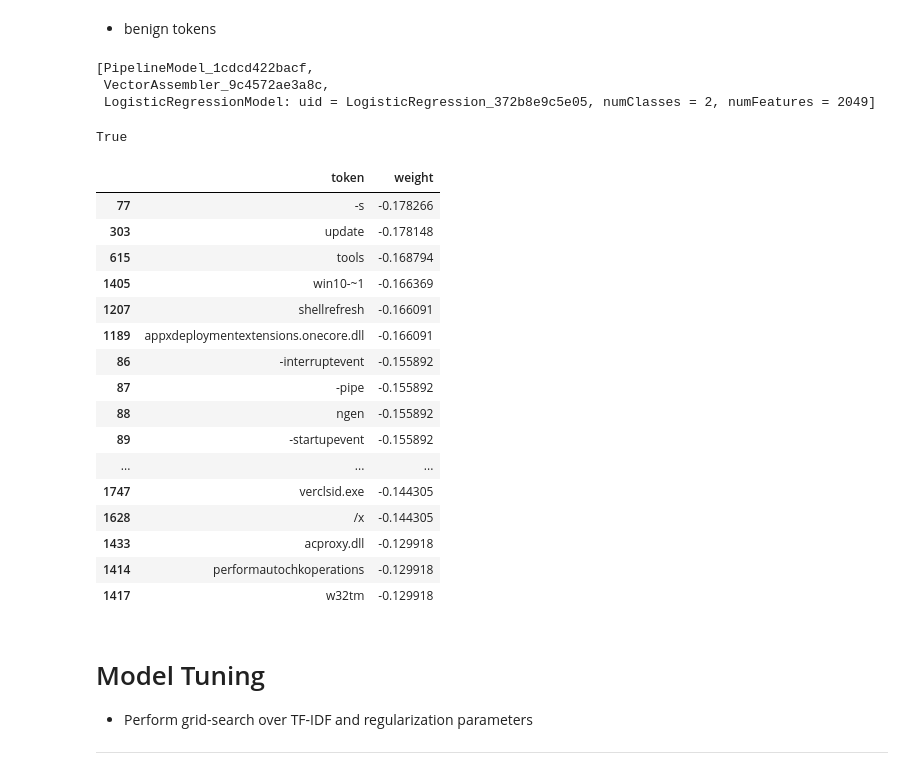
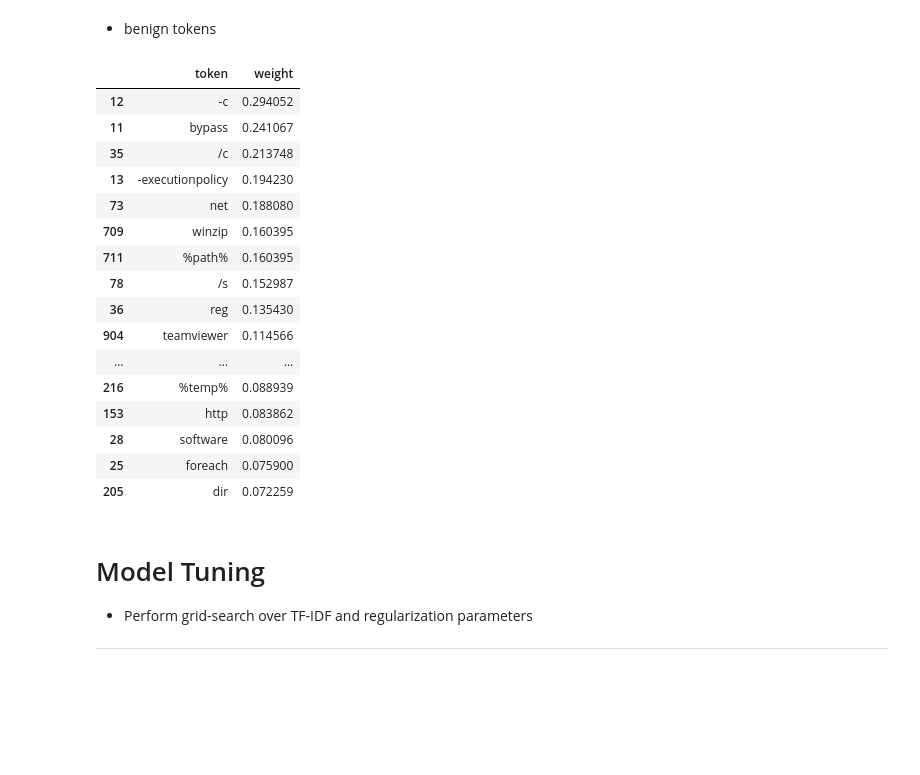
Before and after one commit to asoa/Windows-Process-Classifier, a Jupyter notebook: models/logistic_regression.ipynb, the cells around one changed output. Drawn from its saved outputs; the diff is of its cells as text; code cells hidden in the pictures; blank space fills up the shorter version.

Commit message:
model update

```diff
--- a/models/logistic_regression.ipynb
+++ b/models/logistic_regression.ipynb
@@ -372,36 +359,26 @@ en_lr_word_coefs.sort_values('weight', ascending=False)[0:20]
 | 205 | dir | 0.072259 |
 # %% [markdown]
 + benign tokens
-# %%
-en_lr_pipeline.stages
-# %% [output]
-[PipelineModel_1cdcd422bacf,
- VectorAssembler_9c4572ae3a8c,
- LogisticRegressionModel: uid = LogisticRegression_372b8e9c5e05, numClasses = 2, numFeatures = 2049]
-# %%
-'-nop' in en_lr_pipeline.stages[0].stages[0].stages[0].vocabulary
-# %% [output]
-True
 # %%
-en_lr_word_coefs.sort_values('weight', ascending=True)[50:70]
+en_lr_word_coefs.sort_values('weight', ascending=False).head(20)
 # %% [output]
 |  | token | weight |
-| 77 | -s | -0.178266 |
-| 303 | update | -0.178148 |
-| 615 | tools | -0.168794 |
-| 1405 | win10-~1 | -0.166369 |
-| 1207 | shellrefresh | -0.166091 |
-| 1189 | appxdeploymentextensions.onecore.dll | -0.166091 |
-| 86 | -interruptevent | -0.155892 |
-| 87 | -pipe | -0.155892 |
-| 88 | ngen | -0.155892 |
-| 89 | -startupevent | -0.155892 |
+| 12 | -c | 0.294052 |
+| 11 | bypass | 0.241067 |
+| 35 | /c | 0.213748 |
+| 13 | -executionpolicy | 0.194230 |
+| 73 | net | 0.188080 |
+| 709 | winzip | 0.160395 |
+| 711 | %path% | 0.160395 |
+| 78 | /s | 0.152987 |
+| 36 | reg | 0.135430 |
+| 904 | teamviewer | 0.114566 |
 | ... | ... | ... |
-| 1747 | verclsid.exe | -0.144305 |
-| 1628 | /x | -0.144305 |
-| 1433 | acproxy.dll | -0.129918 |
-| 1414 | performautochkoperations | -0.129918 |
-| 1417 | w32tm | -0.129918 |
+| 216 | %temp% | 0.088939 |
+| 153 | http | 0.083862 |
+| 28 | software | 0.080096 |
+| 25 | foreach | 0.075900 |
+| 205 | dir | 0.072259 |
 # %% [markdown]
 # Model Tuning
 
```
Also changed, not shown: parts of 21 cells of this notebook, 1 other file.
